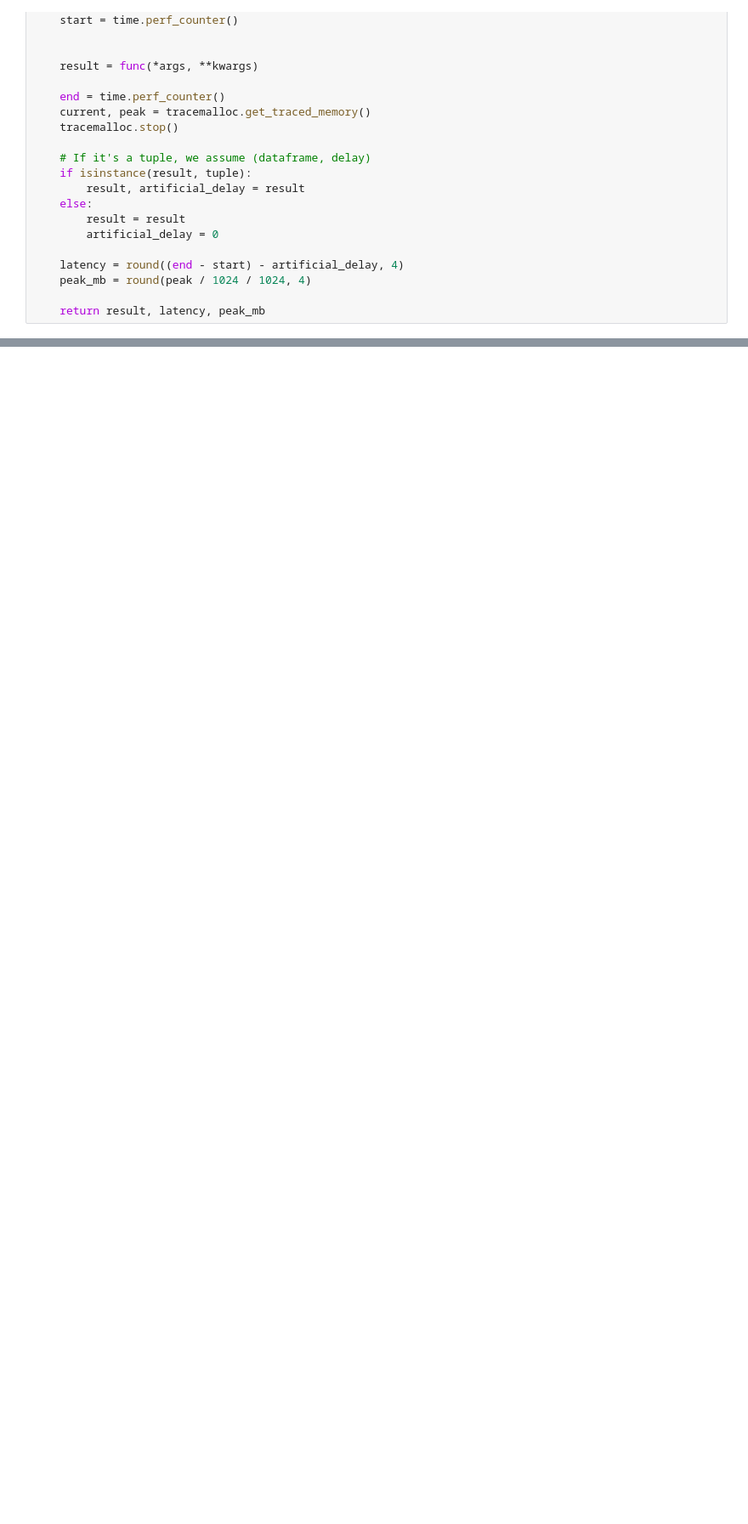
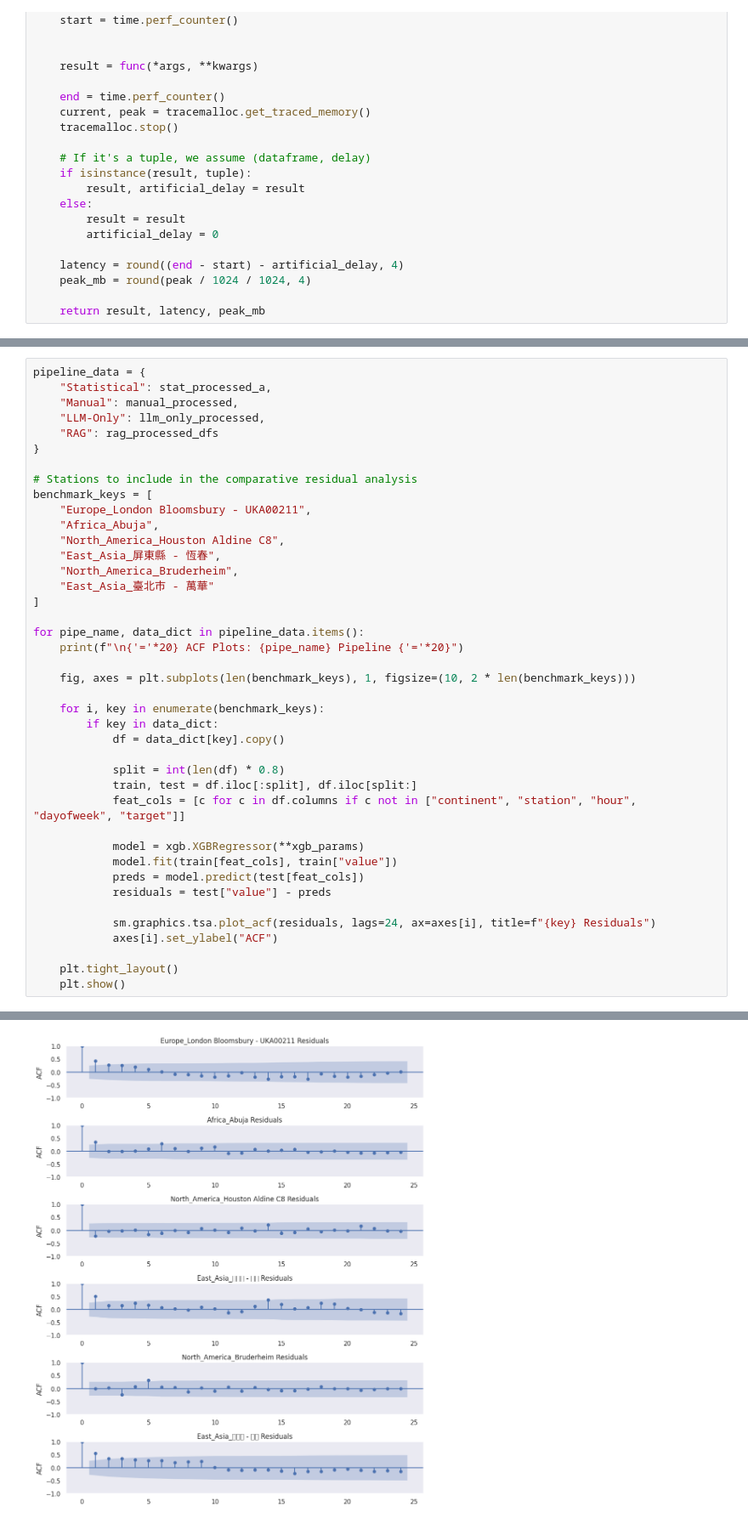
Before and after one commit to hsunh18/aq-ml-pipeline, a Jupyter notebook: aq_preprocessing_benchmark.ipynb, the cells around one changed output, grey strips where cells are left out. Shown at 85% size. Saved outputs shown, nothing was run; the diff lists cells and outputs as text; blank space fills up the shorter version.

Commit message:
acf plots

```diff
--- a/aq_preprocessing_benchmark.ipynb
+++ b/aq_preprocessing_benchmark.ipynb
@@ -2695 +2695,43 @@ RAG_MAE               0.533333
 dtype: float64
+# %%
+pipeline_data = {
+    "Statistical": stat_processed_a,
+    "Manual": manual_processed,
+    "LLM-Only": llm_only_processed,
+    "RAG": rag_processed_dfs
+}
+
+# Stations to include in the comparative residual analysis
+benchmark_keys = [
+    "Europe_London Bloomsbury - UKA00211",
+    "Africa_Abuja",
+    "North_America_Houston Aldine C8",
+    "East_Asia_屏東縣 - 恆春",
+    "North_America_Bruderheim",
+    "East_Asia_臺北市 - 萬華"
+]
+
+for pipe_name, data_dict in pipeline_data.items():
+    print(f"\n{'='*20} ACF Plots: {pipe_name} Pipeline {'='*20}")
+
+    fig, axes = plt.subplots(len(benchmark_keys), 1, figsize=(10, 2 * len(benchmark_keys)))
+
+    for i, key in enumerate(benchmark_keys):
+        if key in data_dict:
+            df = data_dict[key].copy()
+
+            split = int(len(df) * 0.8)
+            train, test = df.iloc[:split], df.iloc[split:]
+            feat_cols = [c for c in df.columns if c not in ["continent", "station", "hour", "dayofweek", "target"]]
+
+            model = xgb.XGBRegressor(**xgb_params)
+            model.fit(train[feat_cols], train["value"])
+            preds = model.predict(test[feat_cols])
+            residuals = test["value"] - preds
+
+            sm.graphics.tsa.plot_acf(residuals, lags=24, ax=axes[i], title=f"{key} Residuals")
+            axes[i].set_ylabel("ACF")
+
+    plt.tight_layout()
+    plt.show()
+# %% [output]
@@ -2695,0 +2739 @@ dtype: float64
+[figure, added]
```
Also changed, not shown: parts of 13 cells of this notebook.
